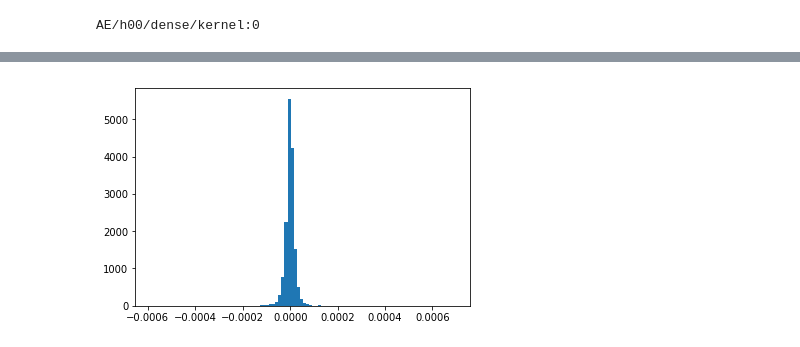
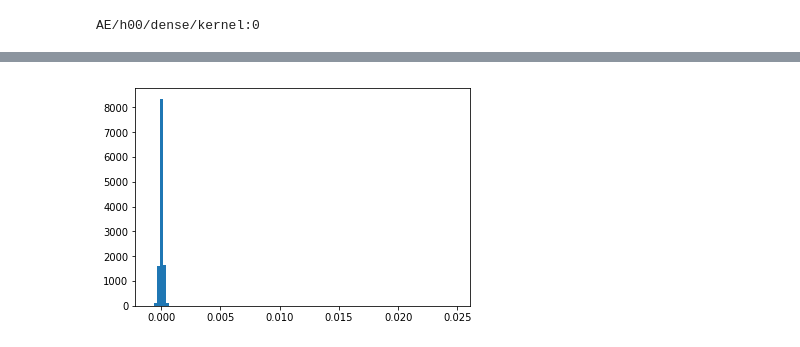
Before and after one commit to howchihlee/gwas_component_analysis, a Jupyter notebook: src/adj_exp_explore.ipynb, the cells around one changed output, grey strips where cells are left out. Cells and saved outputs as stored; diff of their text form; code cells hidden in the pictures.

```diff
--- a/src/adj_exp_explore.ipynb
+++ b/src/adj_exp_explore.ipynb
@@ -18,0 +6,3 @@ id2gene = [str(s) for s in df_exp.columns if s in s0]
+# %%
+with open('../processed_data/model_genes.txt', 'rb') as reader:
+    selected_genes = set([s.strip() for s in reader.readlines()])
@@ -44,10 +40,13 @@ def DNN(x, theta_mat, is_train, scope = 'linear', reuse = tf.AUTO_REUSE):
     with tf.variable_scope(scope, reuse=reuse):
         for i, n_node in enumerate(theta_mat):
             h_out = tf.layers.dense(h_in, n_node, name = 'h%02d/dense' % i, use_bias=False)
-            h_in = tf.layers.batch_normalization(h_out, training=is_train, name = 'h%02d/batch_norm' % i)
+            h_in = h_out
+            #
             if (i > 0) and ((i+1) != len(theta_mat)):
-                h_in = tf.layers.dropout(h_in, rate=0.5, training=is_train)
-            h_in = tf.nn.relu(h_in)
+                h_in = tf.layers.batch_normalization(h_in, training=is_train, name = 'h%02d/batch_norm' % i)
+                h_in = tf.layers.dropout(h_in, rate=0.2, training=is_train)
+            #h_in = tf.nn.relu(h_in)
+            h_in = tf.nn.tanh(h_in)
     return h_out
 # %%
 num_gene = len(id2gene)
@@ -54,5 +57,5 @@ num_gene = len(id2gene)
 # %%
-beta1 = 0.9
+beta1 = 0.5
 
 with tf.device("/gpu:0"):
     tf.reset_default_graph()
@@ -64,27 +67,30 @@ with tf.device("/gpu:0"):
     inputs = tf.placeholder(tf.float32, [None, num_gene],
                             name='inputs')
 
-    theta_mat = [128, 1024, 1024, num_gene]
+    theta_mat = [512, 1024, 1024, num_gene]
 
     logit_rec = DNN(inputs, theta_mat, is_training, scope = 'AE', reuse = False)
 
+    rec_loss_l1 = tf.reduce_mean(tf.abs(logit_rec - inputs))
+    rec_loss_l2 = tf.reduce_mean(tf.square(logit_rec - inputs))
 
-
-    rec_loss = tf.reduce_mean(tf.abs(logit_rec - inputs))
-
-    d_loss = rec_loss
+    d_loss = rec_loss_l2
+    #'''
     for v in tf.contrib.framework.get_variables_to_restore(include=['AE/h00/dense']):
         if 'dense' not in v.name:
              continue
 
         print v.name
-        d_loss += l1_penalty * tf.reduce_sum(np.abs(v))
+        d_loss += l1_penalty * (tf.reduce_sum(tf.abs(v)) + tf.reduce_sum(tf.square(v))) * 0.5
 
-
+    #'''
 
     d_lrd = tf.placeholder(tf.float32, name = 'd_lrd')
 
     d_optim = tf.train.AdamOptimizer(d_lrd, beta1=beta1)
+    #d_optim = tf.train.RMSPropOptimizer(d_lrd, momentum=0.0)
+    #d_optim = tf.train.GradientDescentOptimizer(d_lrd)
+    #d_optim = tf.train.MomentumOptimizer(d_lrd, momentum=0.5)
 
     update_ops = tf.get_collection(tf.GraphKeys.UPDATE_OPS)
     with tf.control_dependencies(update_ops):
@@ -109,11 +115,11 @@ sess.run(tf.global_variables_initializer())
 iter_counter = 0
 errD, errG, D_count, G_count = 0.0, 0.0, 0.0, 0.0
 
-num_batch = 32
+num_batch = num_sample
 
 for idx in range(100000):
-    lrd = 1e-4 / np.sqrt(idx * 0.01 + 1.0)
-    l1_val = 0.001
+    lrd = 1e-3 / np.sqrt(idx * 0.0005 + 1.0)
+    l1_val = 0.0000
     #l1_val = 0.001 * (1.0 + float(idx // 10000))
 
     batch_ind = np.random.choice(num_sample, size=num_batch)
@@ -128,7 +134,7 @@ for idx in range(100000):
                d_lrd: lrd,
                 }
 
-    val, _ = sess.run([rec_loss, d_train_op], feed_dict=feed_dict)
+    val, _ = sess.run([rec_loss_l2, d_train_op], feed_dict=feed_dict)
 
     errD += val
     D_count += 1.0
@@ -141,7 +147,7 @@ for idx in range(100000):
                is_training:False,
                }
 
-        test_errD1 = sess.run(rec_loss, feed_dict=feed_dict)
+        test_errD1 = sess.run(rec_loss_l2, feed_dict=feed_dict)
 
 
         msr = "iter: %4d, train_loss: %.4f, test_loss: %.4f" \
@@ -187,11 +177,11 @@ np.mean(np.abs(w0_val))
 # %%
 import matplotlib.pyplot as plt
 % matplotlib inline
 
-plt.hist(w0_val[:, 38], bins = 100)
+plt.hist(w0_val[:, 0], bins = 100)
 plt.show()
 # %% [output]
-[figure, old version]
+[figure, new version]
 # %%
 plt.hist([np.max(np.abs(w0_val[:, i])) for i in range(128)], bins = 30)
 plt.show()
```
Also changed, not shown: parts of 24 cells of this notebook, 6 other files.
